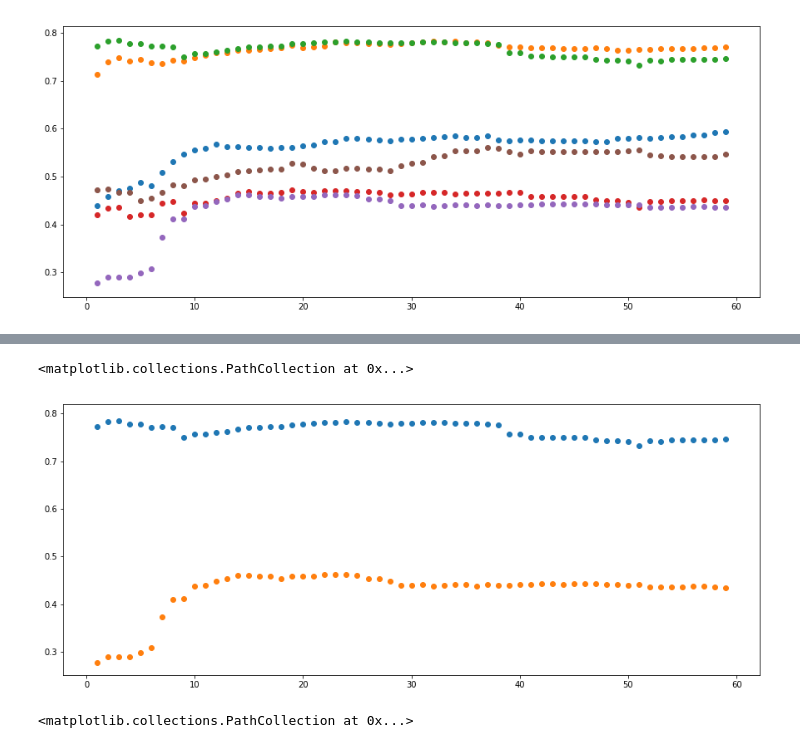
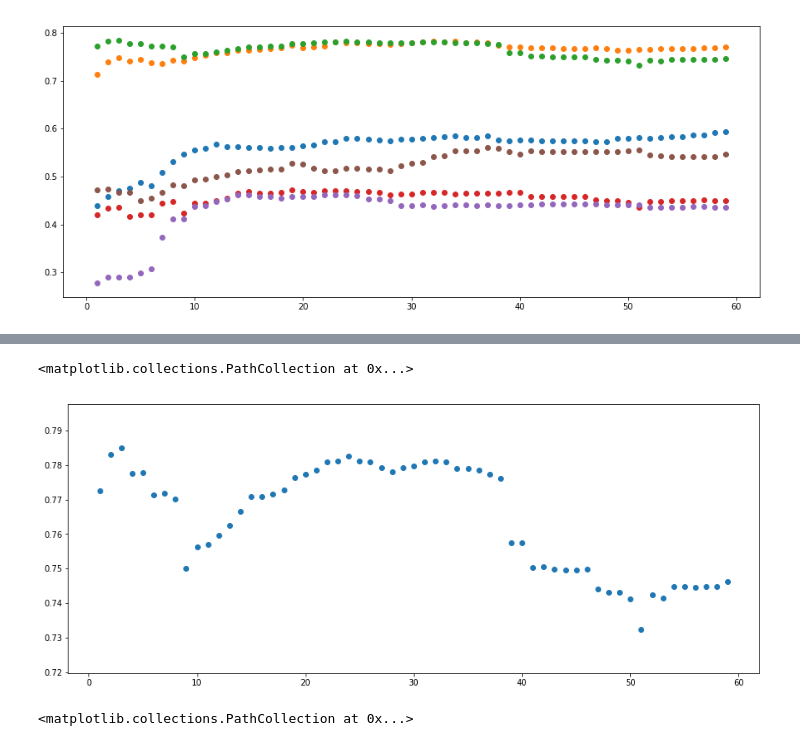
Before and after one commit to spencertollefson/tsa_claims, a Jupyter notebook: simple_models.ipynb, the cells around one changed output, grey strips where cells are left out. Saved outputs shown, nothing was run; the diff lists cells and outputs as text; code cells hidden in the pictures.

```diff
--- a/simple_models.ipynb
+++ b/simple_models.ipynb
@@ -957,10 +999,9 @@ ax.scatter(x=period, y=el6)
 # %%
 fig, ax = plt.subplots(figsize = (15,6))
 ax.scatter(x=period, y=el3)
-ax.scatter(x=period, y=el5)
 # %% [output]
 <matplotlib.collections.PathCollection at 0x...>
-[figure, old version]
+[figure, new version]
 # %%
 example = {
   'airport_code': 'SEA',  # str
```
Also changed, not shown: parts of 10 cells of this notebook.
